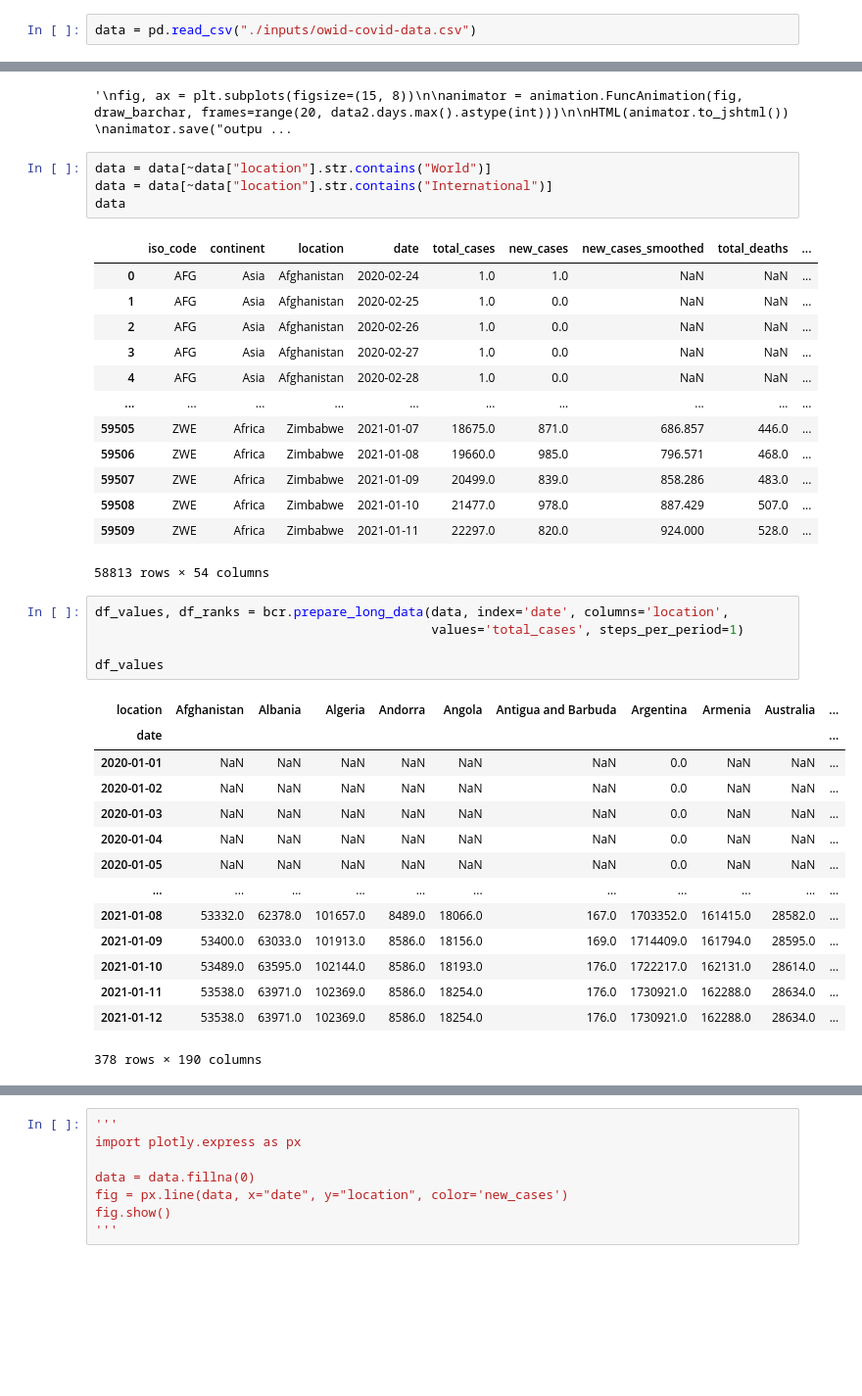
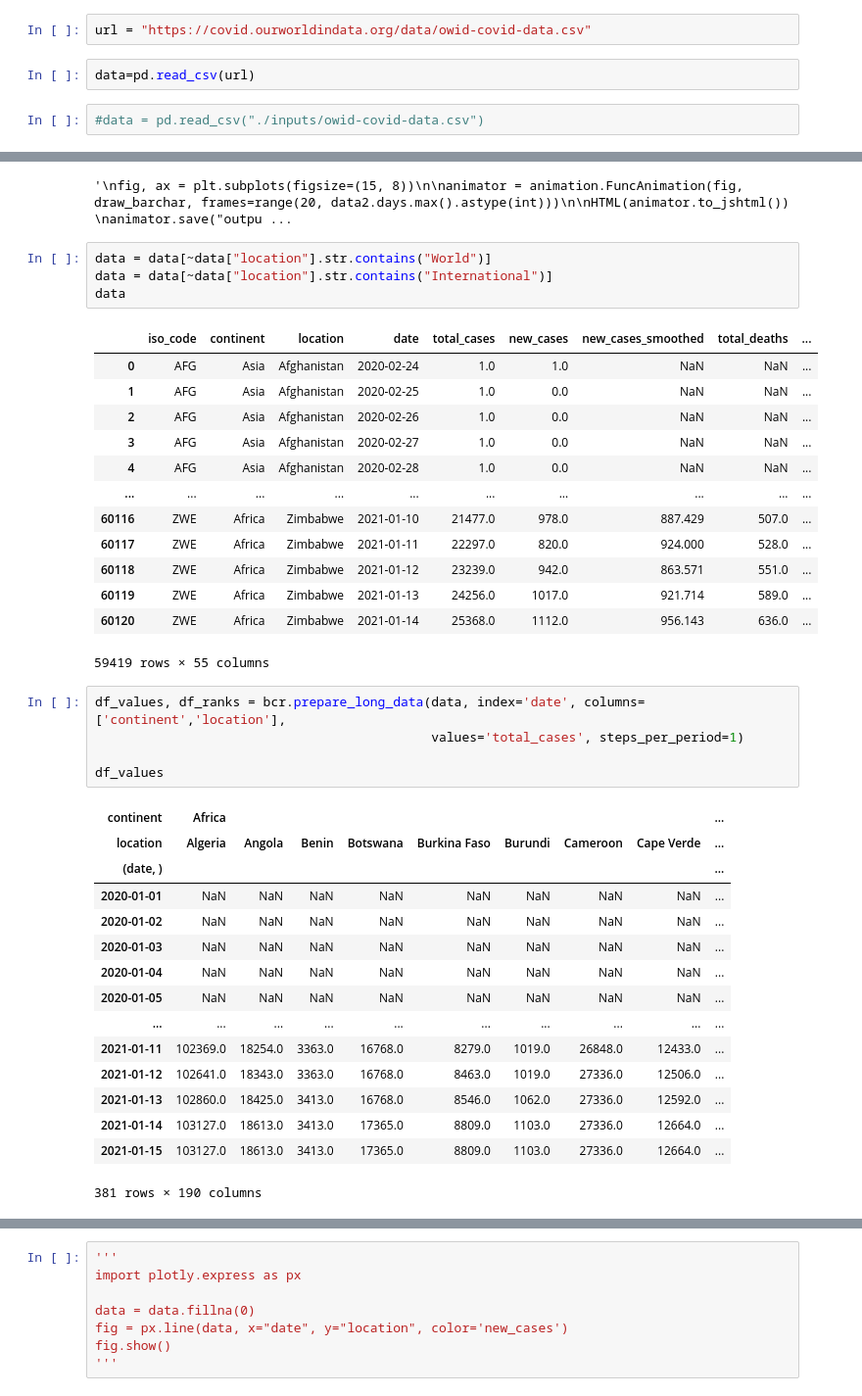
Before and after one commit to grundius1/coronavirus_bar_race, a Jupyter notebook: corona.ipynb, the cells around one changed output, grey strips where cells are left out. Shown at 98% size. Cells and saved outputs as stored; diff of their text form; blank space fills up the shorter version.

```diff
--- a/corona.ipynb
+++ b/corona.ipynb
@@ -9,8 +9,12 @@ from IPython.display import HTML
 import bar_chart_race as bcr
 import warnings
 warnings.filterwarnings('ignore')
+# %%
+url = "https://covid.ourworldindata.org/data/owid-covid-data.csv"
+# %%
+data=pd.read_csv(url)
 # %%
-data = pd.read_csv("./inputs/owid-covid-data.csv")
+#data = pd.read_csv("./inputs/owid-covid-data.csv")
 # %%
 data.head()
 # %% [output]
@@ -269,29 +273,30 @@ data
 | 3 | AFG | Asia | Afghanistan | 2020-02-27 | 1.0 | 0.0 | NaN | NaN | ... |
 | 4 | AFG | Asia | Afghanistan | 2020-02-28 | 1.0 | 0.0 | NaN | NaN | ... |
 | ... | ... | ... | ... | ... | ... | ... | ... | ... | ... |
-| 59505 | ZWE | Africa | Zimbabwe | 2021-01-07 | 18675.0 | 871.0 | 686.857 | 446.0 | ... |
-| 59506 | ZWE | Africa | Zimbabwe | 2021-01-08 | 19660.0 | 985.0 | 796.571 | 468.0 | ... |
-| 59507 | ZWE | Africa | Zimbabwe | 2021-01-09 | 20499.0 | 839.0 | 858.286 | 483.0 | ... |
-| 59508 | ZWE | Africa | Zimbabwe | 2021-01-10 | 21477.0 | 978.0 | 887.429 | 507.0 | ... |
-| 59509 | ZWE | Africa | Zimbabwe | 2021-01-11 | 22297.0 | 820.0 | 924.000 | 528.0 | ... |
+| 60116 | ZWE | Africa | Zimbabwe | 2021-01-10 | 21477.0 | 978.0 | 887.429 | 507.0 | ... |
+| 60117 | ZWE | Africa | Zimbabwe | 2021-01-11 | 22297.0 | 820.0 | 924.000 | 528.0 | ... |
+| 60118 | ZWE | Africa | Zimbabwe | 2021-01-12 | 23239.0 | 942.0 | 863.571 | 551.0 | ... |
+| 60119 | ZWE | Africa | Zimbabwe | 2021-01-13 | 24256.0 | 1017.0 | 921.714 | 589.0 | ... |
+| 60120 | ZWE | Africa | Zimbabwe | 2021-01-14 | 25368.0 | 1112.0 | 956.143 | 636.0 | ... |
-58813 rows × 54 columns
+59419 rows × 55 columns
 # %%
-df_values, df_ranks = bcr.prepare_long_data(data, index='date', columns='location',
+df_values, df_ranks = bcr.prepare_long_data(data, index='date', columns=['continent','location'],
                                             values='total_cases', steps_per_period=1)
 
 df_values
 # %% [output]
-| location | Afghanistan | Albania | Algeria | Andorra | Angola | Antigua and Barbuda | Argentina | Armenia | Australia | ... |
-| date |  |  |  |  |  |  |  |  |  | ... |
-| 2020-01-01 | NaN | NaN | NaN | NaN | NaN | NaN | 0.0 | NaN | NaN | ... |
-| 2020-01-02 | NaN | NaN | NaN | NaN | NaN | NaN | 0.0 | NaN | NaN | ... |
-| 2020-01-03 | NaN | NaN | NaN | NaN | NaN | NaN | 0.0 | NaN | NaN | ... |
-| 2020-01-04 | NaN | NaN | NaN | NaN | NaN | NaN | 0.0 | NaN | NaN | ... |
-| 2020-01-05 | NaN | NaN | NaN | NaN | NaN | NaN | 0.0 | NaN | NaN | ... |
-| ... | ... | ... | ... | ... | ... | ... | ... | ... | ... | ... |
-| 2021-01-08 | 53332.0 | 62378.0 | 101657.0 | 8489.0 | 18066.0 | 167.0 | 1703352.0 | 161415.0 | 28582.0 | ... |
-| 2021-01-09 | 53400.0 | 63033.0 | 101913.0 | 8586.0 | 18156.0 | 169.0 | 1714409.0 | 161794.0 | 28595.0 | ... |
-| 2021-01-10 | 53489.0 | 63595.0 | 102144.0 | 8586.0 | 18193.0 | 176.0 | 1722217.0 | 162131.0 | 28614.0 | ... |
-| 2021-01-11 | 53538.0 | 63971.0 | 102369.0 | 8586.0 | 18254.0 | 176.0 | 1730921.0 | 162288.0 | 28634.0 | ... |
-| 2021-01-12 | 53538.0 | 63971.0 | 102369.0 | 8586.0 | 18254.0 | 176.0 | 1730921.0 | 162288.0 | 28634.0 | ... |
+| continent | Africa |  |  |  |  |  |  |  | ... |
+| location | Algeria | Angola | Benin | Botswana | Burkina Faso | Burundi | Cameroon | Cape Verde | ... |
+| (date, ) |  |  |  |  |  |  |  |  | ... |
+| 2020-01-01 | NaN | NaN | NaN | NaN | NaN | NaN | NaN | NaN | ... |
+| 2020-01-02 | NaN | NaN | NaN | NaN | NaN | NaN | NaN | NaN | ... |
+| 2020-01-03 | NaN | NaN | NaN | NaN | NaN | NaN | NaN | NaN | ... |
+| 2020-01-04 | NaN | NaN | NaN | NaN | NaN | NaN | NaN | NaN | ... |
+| 2020-01-05 | NaN | NaN | NaN | NaN | NaN | NaN | NaN | NaN | ... |
+| ... | ... | ... | ... | ... | ... | ... | ... | ... | ... |
+| 2021-01-11 | 102369.0 | 18254.0 | 3363.0 | 16768.0 | 8279.0 | 1019.0 | 26848.0 | 12433.0 | ... |
+| 2021-01-12 | 102641.0 | 18343.0 | 3363.0 | 16768.0 | 8463.0 | 1019.0 | 27336.0 | 12506.0 | ... |
+| 2021-01-13 | 102860.0 | 18425.0 | 3413.0 | 16768.0 | 8546.0 | 1062.0 | 27336.0 | 12592.0 | ... |
+| 2021-01-14 | 103127.0 | 18613.0 | 3413.0 | 17365.0 | 8809.0 | 1103.0 | 27336.0 | 12664.0 | ... |
+| 2021-01-15 | 103127.0 | 18613.0 | 3413.0 | 17365.0 | 8809.0 | 1103.0 | 27336.0 | 12664.0 | ... |
-378 rows × 190 columns
+381 rows × 190 columns
```
Also changed, not shown: parts of 17 cells of this notebook, 3 other files.
